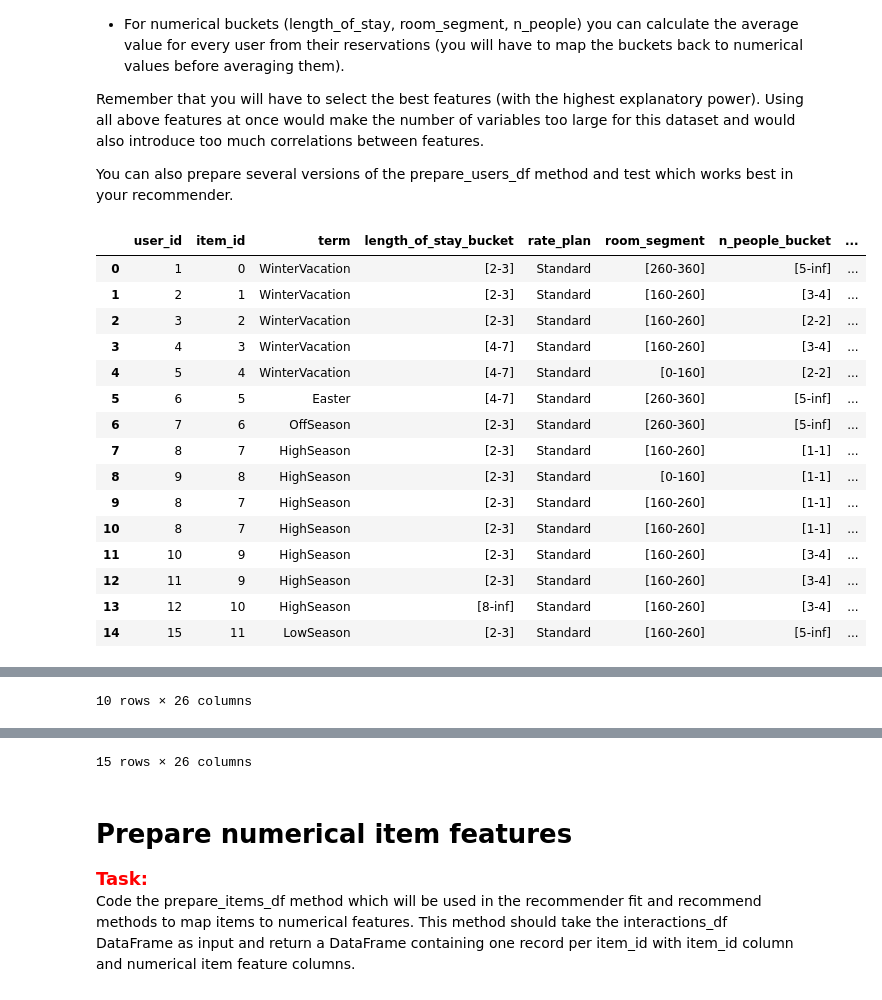
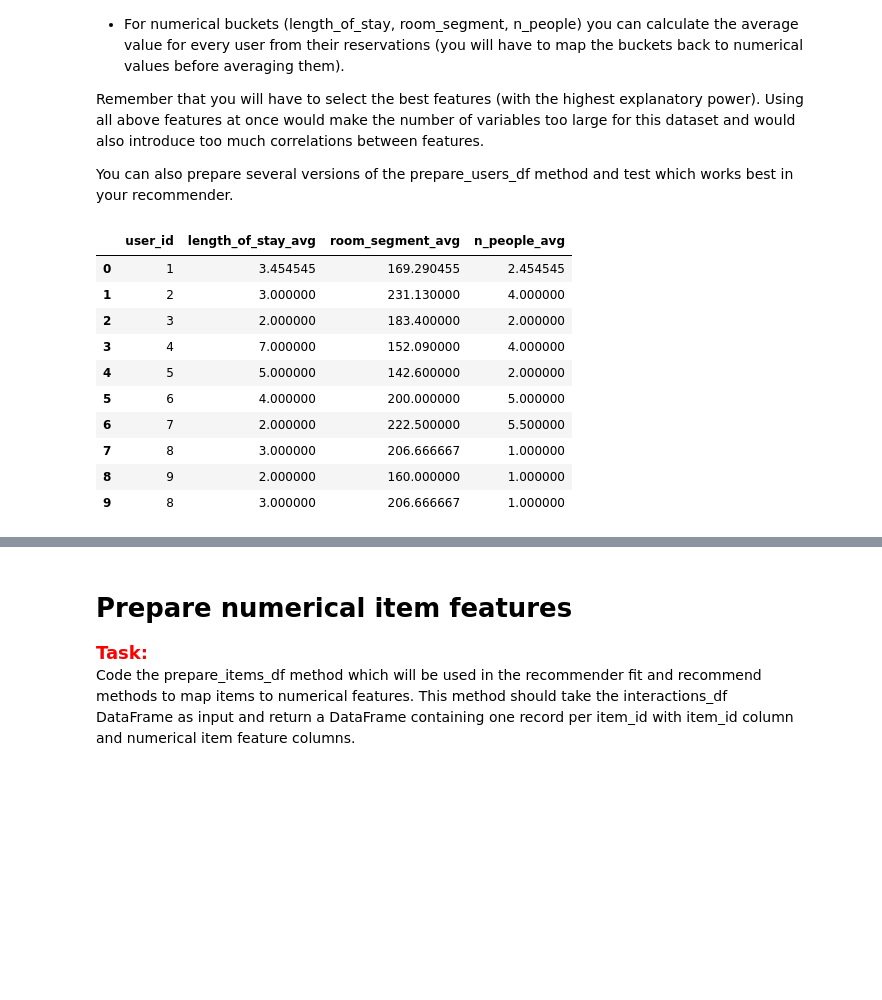
Before and after one commit to Thyme1/Systemy-Rekomendacyjne-Projekt-1, a Jupyter notebook: project_1_recommender_and_evaluation.ipynb, the cells around one changed output, grey strips where cells are left out. Saved outputs shown, nothing was run; the diff lists cells and outputs as text; code cells hidden in the pictures; blank space fills up the shorter version.

Commit message:
Prepare features for users and items

```diff
--- a/project_1_recommender_and_evaluation.ipynb
+++ b/project_1_recommender_and_evaluation.ipynb
@@ -89,53 +89,58 @@ Remember that you will have to select the best features (with the highest explan
 
 You can also prepare several versions of the prepare_users_df method and test which works best in your recommender.
 # %%
+data_path = os.path.join("data", "hotel_data")
+pd.set_option('display.max_columns', None)
+preprocessed_df = pd.read_csv(os.path.join(data_path, "preprocessed_no_bucket_data.csv"), index_col=0)
+
 def one_hot_top_x(df, variable, top_x_labels):
     for label in top_x_labels:
         df[variable+'_'+label] = np.where(df[variable]==label,1,0)
 
 def prepare_users_df(interactions_df):
 
-    users_df = interactions_df.copy()
-    display(users_df.head(15))
+    users_df = pd.DataFrame(interactions_df['user_id'], columns = ['user_id'])
 
 
-    #1
-    users_df = pd.get_dummies(users_df, columns=["term","rate_plan","length_of_stay_bucket","room_segment","n_people_bucket"]) #TODO test with and without drop
-    users_df = pd.get_dummies(users_df, columns=["weekend_stay"], prefix="weekend_stay", drop_first=True) #drop first to avoid Multi-collinearity
+#     #1 Find the vector of most popular feature values from all user reservations and encode every feature with one-hot encoding
+#     users_df = pd.get_dummies(users_df, columns=["term","rate_plan","length_of_stay_bucket","room_segment","n_people_bucket"]) #TODO test with and without drop
+#     users_df = pd.get_dummies(users_df, columns=["weekend_stay"], prefix="weekend_stay", drop_first=True) #drop first to avoid Multi-collinearity
+
+    #3 For numerical buckets (length_of_stay, room_segment, n_people) you can calculate the average value for every user from their reservations
+    # using data before changing values to buckets
+    users_df['length_of_stay_avg']=preprocessed_df.groupby('user_id')['length_of_stay'].transform('mean').reindex()
+    users_df['room_segment_avg']=preprocessed_df.groupby('user_id')['night_price'].transform('mean').reindex()
+    users_df['n_people_avg']=preprocessed_df.groupby('user_id')['n_people'].transform('mean').reindex()
+
 
 
     #yt tutorial notes
 #     print(users_df.n_people_bucket.value_counts().sort_values(ascending=False).head(20))
 #     top_10 = [x for x in users_df.n_people_bucket.value_counts().sort_values(ascending=False).head(10).index]
 #     print(top_10)
 #     one_hot_top_x(users_df, 'term', top_10)
 
     display(users_df.head(10))
 
 
-    user_features = [""]
-    return users_df, user_features
+    user_features = users_df.columns.tolist()
+    return users_df.drop_duplicates(), user_features
 
 
 users_df, user_features = prepare_users_df(interactions_df)
 
 
 
 display(users_df.loc[users_df['user_id'].isin([706, 1736, 7779, 96, 1, 50, 115])].head(15))
 # %% [output]
-|  | user_id | item_id | term | length_of_stay_bucket | rate_plan | room_segment | n_people_bucket | ... |
-| 0 | 1 | 0 | WinterVacation | [2-3] | Standard | [260-360] | [5-inf] | ... |
-| 1 | 2 | 1 | WinterVacation | [2-3] | Standard | [160-260] | [3-4] | ... |
-| 2 | 3 | 2 | WinterVacation | [2-3] | Standard | [160-260] | [2-2] | ... |
-| 3 | 4 | 3 | WinterVacation | [4-7] | Standard | [160-260] | [3-4] | ... |
-| 4 | 5 | 4 | WinterVacation | [4-7] | Standard | [0-160] | [2-2] | ... |
-| 5 | 6 | 5 | Easter | [4-7] | Standard | [260-360] | [5-inf] | ... |
-| 6 | 7 | 6 | OffSeason | [2-3] | Standard | [260-360] | [5-inf] | ... |
-| 7 | 8 | 7 | HighSeason | [2-3] | Standard | [160-260] | [1-1] | ... |
-| 8 | 9 | 8 | HighSeason | [2-3] | Standard | [0-160] | [1-1] | ... |
-| 9 | 8 | 7 | HighSeason | [2-3] | Standard | [160-260] | [1-1] | ... |
-| 10 | 8 | 7 | HighSeason | [2-3] | Standard | [160-260] | [1-1] | ... |
-| 11 | 10 | 9 | HighSeason | [2-3] | Standard | [160-260] | [3-4] | ... |
-| 12 | 11 | 9 | HighSeason | [2-3] | Standard | [160-260] | [3-4] | ... |
-| 13 | 12 | 10 | HighSeason | [8-inf] | Standard | [160-260] | [3-4] | ... |
-| 14 | 15 | 11 | LowSeason | [2-3] | Standard | [160-260] | [5-inf] | ... |
+|  | user_id | length_of_stay_avg | room_segment_avg | n_people_avg |
+| 0 | 1 | 3.454545 | 169.290455 | 2.454545 |
+| 1 | 2 | 3.000000 | 231.130000 | 4.000000 |
+| 2 | 3 | 2.000000 | 183.400000 | 2.000000 |
+| 3 | 4 | 7.000000 | 152.090000 | 4.000000 |
+| 4 | 5 | 5.000000 | 142.600000 | 2.000000 |
+| 5 | 6 | 4.000000 | 200.000000 | 5.000000 |
+| 6 | 7 | 2.000000 | 222.500000 | 5.500000 |
+| 7 | 8 | 3.000000 | 206.666667 | 1.000000 |
+| 8 | 9 | 2.000000 | 160.000000 | 1.000000 |
+| 9 | 8 | 3.000000 | 206.666667 | 1.000000 |
@@ -153 +154,0 @@ display(users_df.loc[users_df['user_id'].isin([706, 1736, 7779, 96, 1, 50, 115])
-10 rows × 26 columns
@@ -170,4 +155,3 @@ display(users_df.loc[users_df['user_id'].isin([706, 1736, 7779, 96, 1, 50, 115])
-15 rows × 26 columns
 # %% [markdown]
 # Prepare numerical item features
 
```
Also changed, not shown: parts of 2 cells of this notebook, 3 other files.
